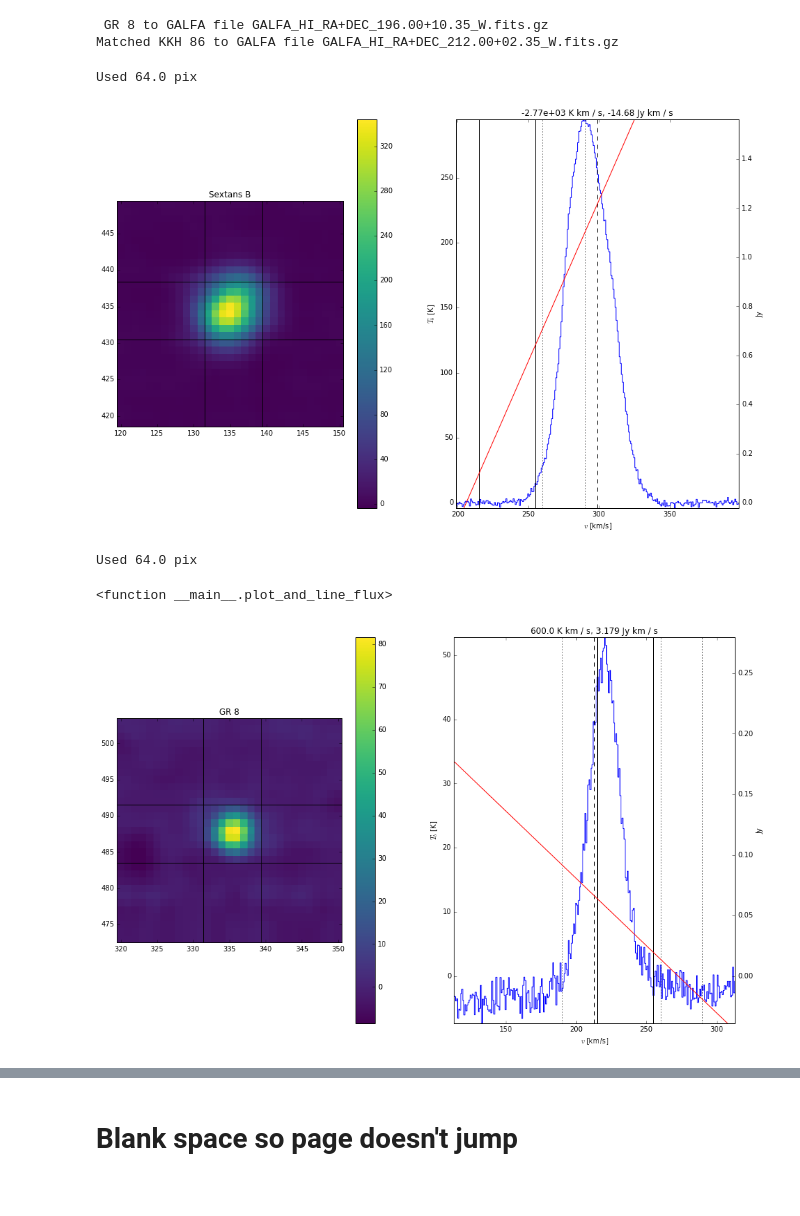
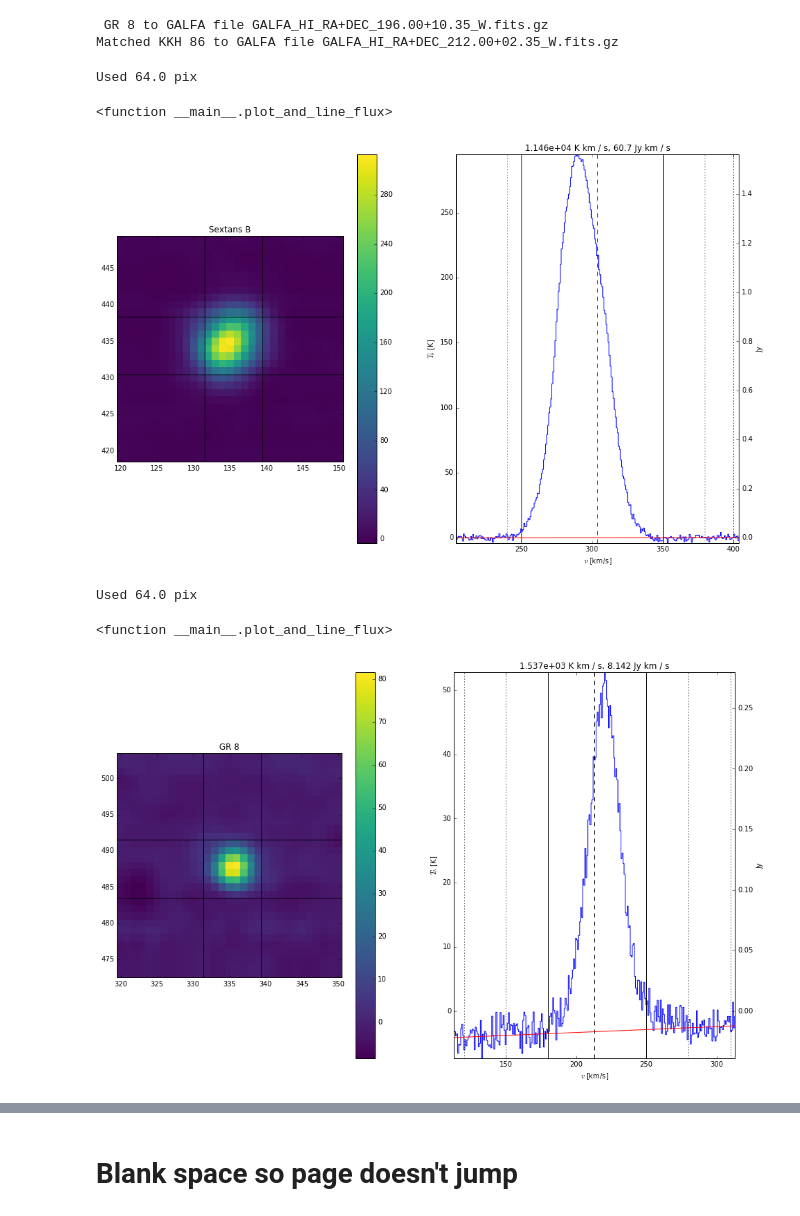
Before and after one commit to eteq/galvis, a Jupyter notebook: GALFA-knowndwarfs.ipynb, the cells around one changed output, grey strips where cells are left out. Cells and saved outputs as stored; diff of their text form; code cells hidden in the pictures.

```diff
--- a/GALFA-knowndwarfs.ipynb
+++ b/GALFA-knowndwarfs.ipynb
@@ -195,22 +195,23 @@ Matched KKH 86 to GALFA file GALFA_HI_RA+DEC_212.00+02.35_W.fits.gz
 # %%
 target_name = 'Sextans B'
 
 targetidx = targets_names.index(target_name)
 data = load_galfa_fn(target_name)[1]
 
 def plot_and_line_flux(vplt=targets_v[targetidx].to('km/s').value, box=8, smooth=1, imsum=40):
     plt.figure(figsize=(16, 10))
     vs, dspec = show_target(target_name, targets_coo[targetidx], vplt*u.km/u.s, 31, box=box,imsum=imsum,
                             jyax=True, smooth=smooth)
 
-    tbdv = fit_flux(vs, dspec, 215,255,[(190, 215), (260,290)],plotlines=True)
+    tbdv = fit_flux(vs, dspec, 250,350,[(200, 240), (380,400)],plotlines=True)
     flxdv = (tbdv/(u.km/u.s)).to(u.Jy, u.brightness_temperature((1*u.arcmin)**2, 21*u.cm))*u.km/u.s
     plt.title('{0:.4}, {1:.4}'.format(tbdv, flxdv))
 
 interact(plot_and_line_flux, vplt=(150,350), box=(1, 20), smooth=(1,9),imsum=(1,100))
 # %% [output]
 Used 64.0 pix
+<function __main__.plot_and_line_flux>
-[figure, old version]
+[figure, new version]
 # %%
 target_name = 'GR 8'
 
@@ -222,7 +223,7 @@ def plot_and_line_flux(vplt=targets_v[targetidx].to('km/s').value, box=8, smooth
     vs, dspec = show_target(target_name, targets_coo[targetidx], vplt*u.km/u.s, 31, box=box,imsum=imsum,
                             jyax=True, smooth=smooth)
 
-    tbdv = fit_flux(vs, dspec, 215,255,[(190, 215), (260,290)],plotlines=True)
+    tbdv = fit_flux(vs, dspec, 180,250,[(120, 150), (280,310)],plotlines=True)
     flxdv = (tbdv/(u.km/u.s)).to(u.Jy, u.brightness_temperature((1*u.arcmin)**2, 21*u.cm))*u.km/u.s
     plt.title('{0:.4}, {1:.4}'.format(tbdv, flxdv))
 
@@ -230,7 +231,7 @@ interact(plot_and_line_flux, vplt=(150,350), box=(1, 20), smooth=(1,9),imsum=(1,
 # %% [output]
 Used 64.0 pix
 <function __main__.plot_and_line_flux>
-[figure, old version]
+[figure, new version]
 # %%
 target_name = 'KKH 86'
 
```
Also changed, not shown: parts of 1 cell of this notebook.
